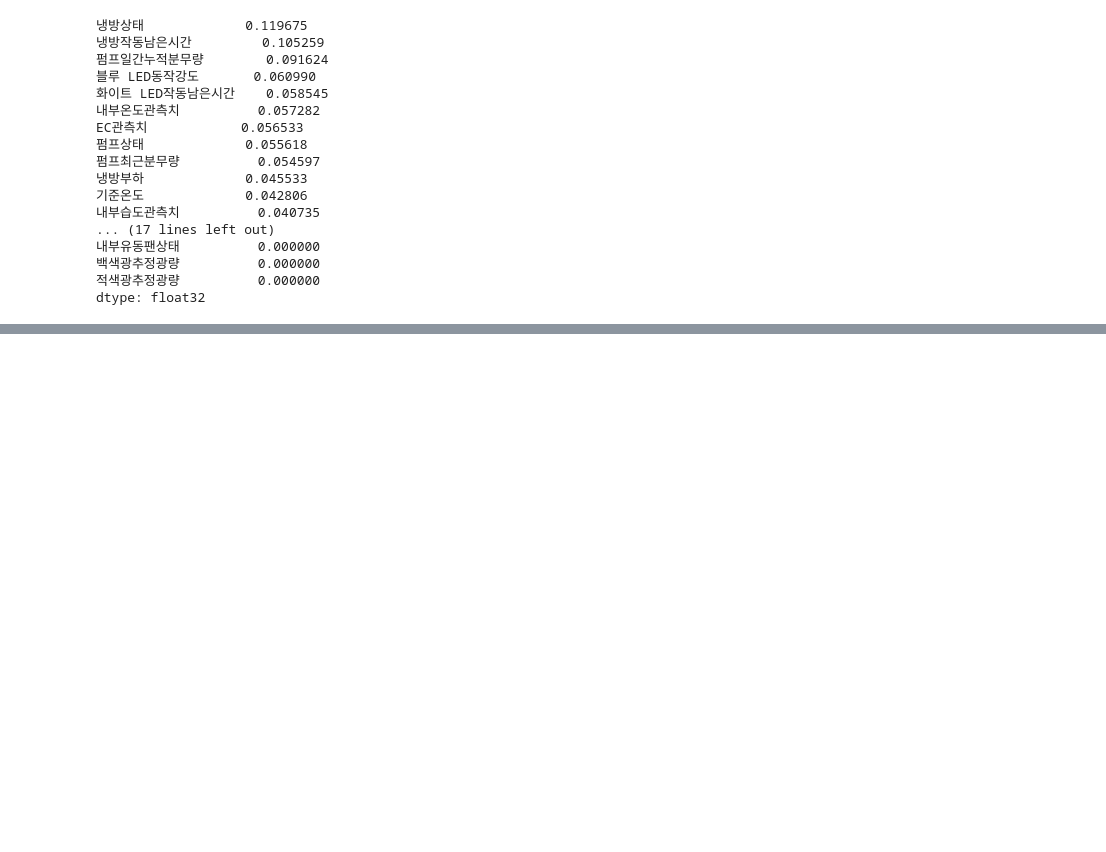
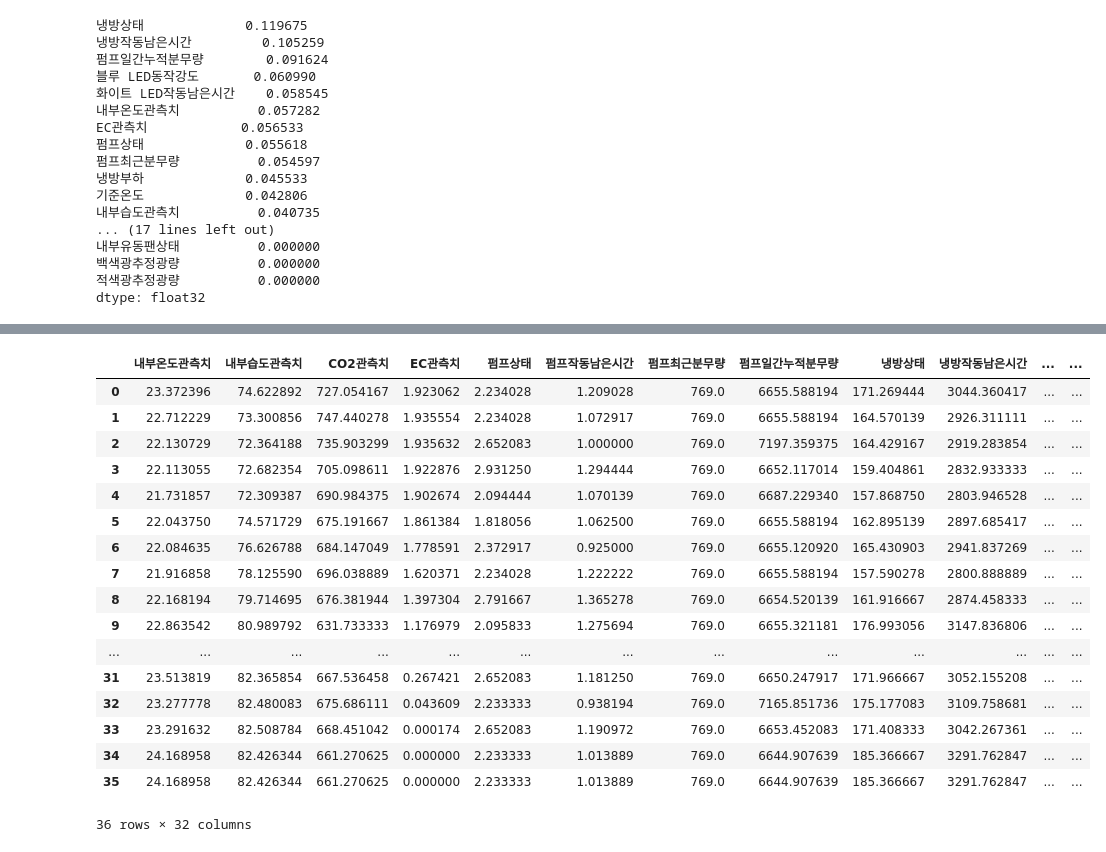
Before and after one commit to hwijin-ham/section2_project, a Jupyter notebook: AI_15_함휘진_section2_project.ipynb, the cells around one changed output, grey strips where cells are left out. Cells and saved outputs as stored; diff of their text form; code cells hidden in the pictures; blank space fills up the shorter version.

```diff
--- a/AI_15_함휘진_section2_project.ipynb
+++ b/AI_15_함휘진_section2_project.ipynb
@@ -604,0 +663,47 @@ dtype: float32
+# %%
+df_test04.drop(df_test04.index[0:3], inplace=True)
+# %%
+df_end_01 = df_test01.iloc[-1]
+df_end_02 = df_test02.iloc[-1]
+df_end_03 = df_test03.iloc[-1]
+df_end_04 = df_test04.iloc[-1]
+df_end_05 = df_test05.iloc[-1]
+df_end_06 = df_test06.iloc[-1]
+# %%
+df_test01 = df_test01.append(df_end_01, ignore_index = True)
+df_test02 = df_test02.append(df_end_02, ignore_index = True)
+df_test03 = df_test03.append(df_end_03, ignore_index = True)
+df_test04 = df_test04.append(df_end_04, ignore_index = True)
+df_test05 = df_test05.append(df_end_05, ignore_index = True)
+df_test06 = df_test06.append(df_end_06, ignore_index = True)
+# %%
+def fe_test(df):
+  df.drop(['시간', '외부온도관측치', '외부습도관측치', '카메라상태',
+           '외부환기팬상태', '외부환기팬작동남은시간'], axis=1, inplace=True)
+  return df
+# %%
+fe_test(df_test01)
+fe_test(df_test02)
+fe_test(df_test03)
+fe_test(df_test04)
+fe_test(df_test05)
+fe_test(df_test06)
+# %% [output]
+|  | 내부온도관측치 | 내부습도관측치 | CO2관측치 | EC관측치 | 펌프상태 | 펌프작동남은시간 | 펌프최근분무량 | 펌프일간누적분무량 | 냉방상태 | 냉방작동남은시간 | ... | ... |
+| 0 | 23.372396 | 74.622892 | 727.054167 | 1.923062 | 2.234028 | 1.209028 | 769.0 | 6655.588194 | 171.269444 | 3044.360417 | ... | ... |
+| 1 | 22.712229 | 73.300856 | 747.440278 | 1.935554 | 2.234028 | 1.072917 | 769.0 | 6655.588194 | 164.570139 | 2926.311111 | ... | ... |
+| 2 | 22.130729 | 72.364188 | 735.903299 | 1.935632 | 2.652083 | 1.000000 | 769.0 | 7197.359375 | 164.429167 | 2919.283854 | ... | ... |
+| 3 | 22.113055 | 72.682354 | 705.098611 | 1.922876 | 2.931250 | 1.294444 | 769.0 | 6652.117014 | 159.404861 | 2832.933333 | ... | ... |
+| 4 | 21.731857 | 72.309387 | 690.984375 | 1.902674 | 2.094444 | 1.070139 | 769.0 | 6687.229340 | 157.868750 | 2803.946528 | ... | ... |
+| 5 | 22.043750 | 74.571729 | 675.191667 | 1.861384 | 1.818056 | 1.062500 | 769.0 | 6655.588194 | 162.895139 | 2897.685417 | ... | ... |
+| 6 | 22.084635 | 76.626788 | 684.147049 | 1.778591 | 2.372917 | 0.925000 | 769.0 | 6655.120920 | 165.430903 | 2941.837269 | ... | ... |
+| 7 | 21.916858 | 78.125590 | 696.038889 | 1.620371 | 2.234028 | 1.222222 | 769.0 | 6655.588194 | 157.590278 | 2800.888889 | ... | ... |
+| 8 | 22.168194 | 79.714695 | 676.381944 | 1.397304 | 2.791667 | 1.365278 | 769.0 | 6654.520139 | 161.916667 | 2874.458333 | ... | ... |
+| 9 | 22.863542 | 80.989792 | 631.733333 | 1.176979 | 2.095833 | 1.275694 | 769.0 | 6655.321181 | 176.993056 | 3147.836806 | ... | ... |
+| ... | ... | ... | ... | ... | ... | ... | ... | ... | ... | ... | ... | ... |
+| 31 | 23.513819 | 82.365854 | 667.536458 | 0.267421 | 2.652083 | 1.181250 | 769.0 | 6650.247917 | 171.966667 | 3052.155208 | ... | ... |
+| 32 | 23.277778 | 82.480083 | 675.686111 | 0.043609 | 2.233333 | 0.938194 | 769.0 | 7165.851736 | 175.177083 | 3109.758681 | ... | ... |
+| 33 | 23.291632 | 82.508784 | 668.451042 | 0.000174 | 2.652083 | 1.190972 | 769.0 | 6653.452083 | 171.408333 | 3042.267361 | ... | ... |
+| 34 | 24.168958 | 82.426344 | 661.270625 | 0.000000 | 2.233333 | 1.013889 | 769.0 | 6644.907639 | 185.366667 | 3291.762847 | ... | ... |
+| 35 | 24.168958 | 82.426344 | 661.270625 | 0.000000 | 2.233333 | 1.013889 | 769.0 | 6644.907639 | 185.366667 | 3291.762847 | ... | ... |
+36 rows × 32 columns
```
Also changed, not shown: parts of 20 cells of this notebook.
